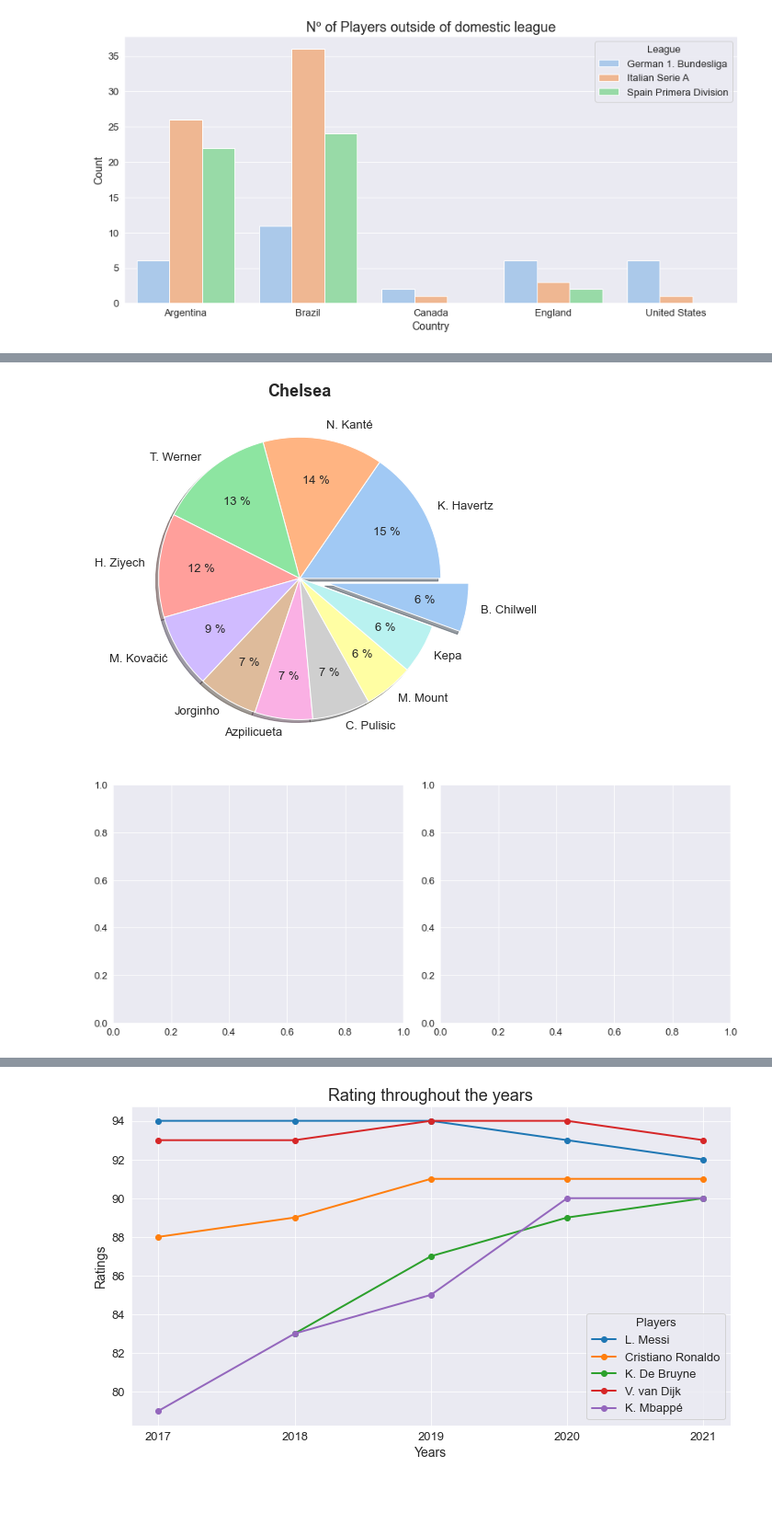
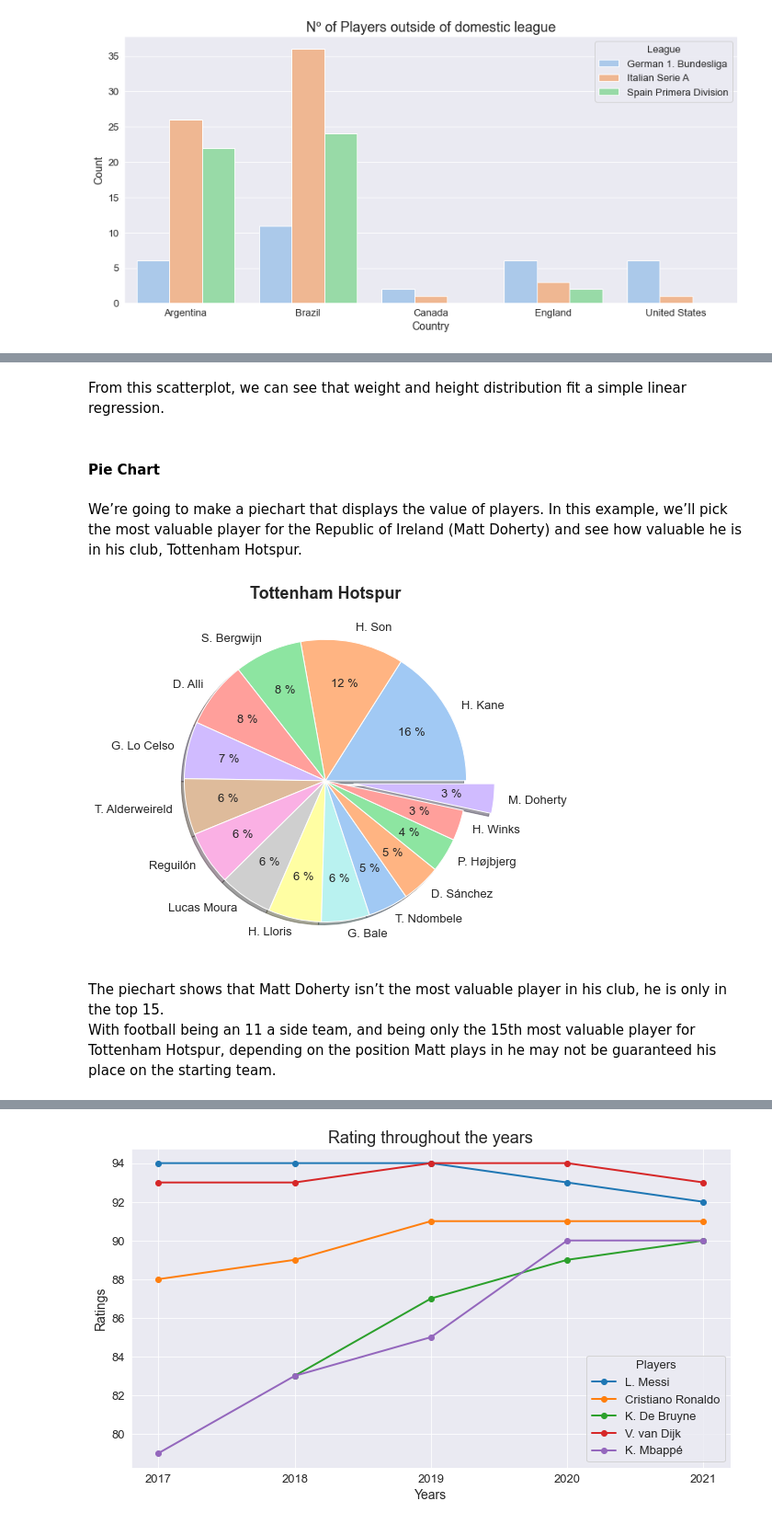
Before and after one commit to Michelleoc/fundamentals-of-data-analysis-assessment, a Jupyter notebook: pyplot.ipynb, the cells around one changed output, grey strips where cells are left out. Shown at 92% size. Cells and saved outputs as stored; diff of their text form; code cells hidden in the pictures; blank space fills up the shorter version.

Commit message:
piechart and boxplot explanations

```diff
--- a/pyplot.ipynb
+++ b/pyplot.ipynb
@@ -461,23 +733,30 @@ Text(0, 0.5, 'Count')
+# %% [markdown]
+From this scatterplot, we can see that weight and height distribution fit a simple linear regression.
+# %% [markdown]
+#### Pie Chart
+# %% [markdown]
+We’re going to make a piechart that displays the value of players. In this example, we’ll pick the most valuable player for the Republic of Ireland (Matt Doherty) and see how valuable he is in his club, Tottenham Hotspur.
 # %%
-# Preprocessing
-piechart = df_fifa21[df_fifa21['club_name']=='Chelsea']
+# Identify the club Tottenham Hotpsur
+piechart = df_fifa21[df_fifa21['club_name']=='Tottenham Hotspur']
+# Piechart to be sorted based on descending value
 piechart = piechart.sort_values('value_eur', ascending=False)[['short_name', 'value_eur']]
-piechart = piechart[:11]
+# How many players we want to show
+piechart = piechart[:15]
 # %%
 colors = sns.color_palette('pastel')
 plt.figure(figsize=(7, 6), tight_layout=True)
-explode_list = [0, 0, 0, 0, 0, 0, 0, 0, 0, 0, 0.2]
+explode_list = [0, 0, 0, 0, 0, 0, 0, 0, 0, 0, 0, 0, 0, 0, 0.2]
+# autocpt to round the numbers to the closest %
+# explode to highlight the specific player
+# pctdistance to adjust the distance of the labels
+# shadow=True to give the chart a solid appearance
 plt.pie(piechart['value_eur'], labels=piechart['short_name'], autopct='%.0f %%', explode=explode_list, pctdistance=.7,
           colors=colors, shadow=True)
-plt.title('Chelsea', weight='bold')
+plt.title('Tottenham Hotspur', weight='bold')
 plt.show()
 # %% [output]
-[figure, old version]
+[figure, new version]
-# %%
-#subplots
-fig, ax = plt.subplots(1,2, figsize=(12, 5), tight_layout=True)
-# Preprocessing
-piechart2 = df_fifa21[df_fifa21['nationality']=='United States']
-piechart2 = piechart2[:10].sort_values('value_eur')[['short_name', 'value_eur']]
-# %% [output]
-[figure, removed]
+# %% [markdown]
+The piechart shows that Matt Doherty isn’t the most valuable player in his club, he is only in the top 15.
+With football being an 11 a side team, and being only the 15th most valuable player for Tottenham Hotspur, depending on the position Matt plays in he may not be guaranteed his place on the starting team.
```
Also changed, not shown: parts of 47 cells of this notebook.
